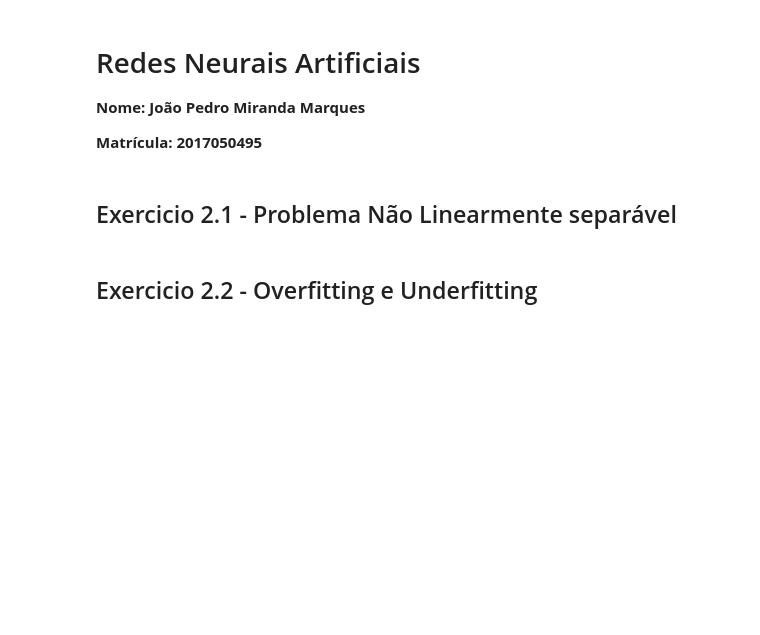
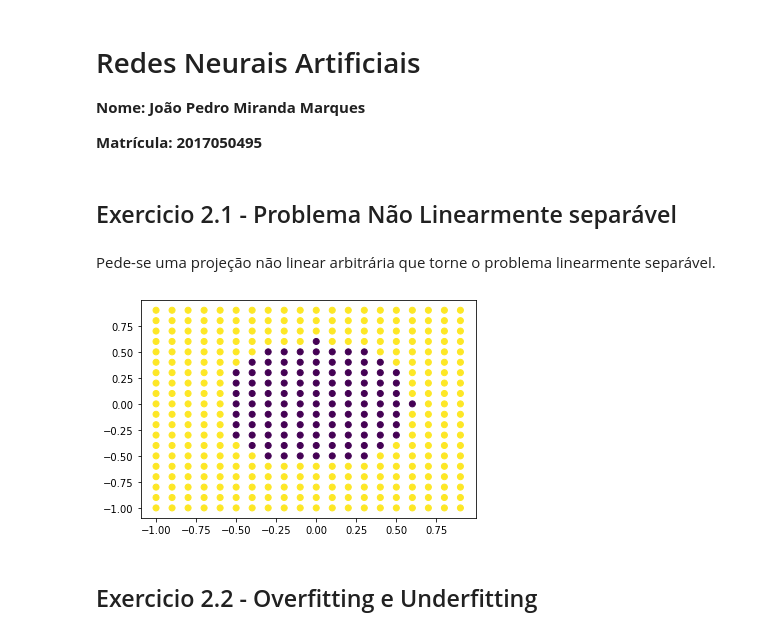
Before and after one commit to jueta/Artificial-Neural-Networks, a Jupyter notebook: 课二/exercicio2.ipynb, the cells around one changed output. Saved outputs shown, nothing was run; the diff lists cells and outputs as text; code cells hidden in the pictures; blank space fills up the shorter version.

```diff
--- a/课二/exercicio2.ipynb
+++ b/课二/exercicio2.ipynb
@@ -5,5 +5,28 @@
  **Matrícula: 2017050495**
 # %% [markdown]
 ## Exercicio 2.1 - Problema Não Linearmente separável
+# %% [markdown]
+Pede-se uma projeção não linear arbitrária que torne o problema linearmente separável.
+# %%
+import matplotlib.pyplot as plt
+import numpy as np
+import pandas as pd
+
+x = np.arange(-1, 1, 0.1)
+y = np.arange(-1, 1, 0.1)
+
+grid = np.meshgrid(x, y)
+
+def func_circle(x, y):
+    return np.sqrt(x**2 + y**2)
+
+raio = 0.6
+
+classe = 1*(func_circle(grid[0], grid[1]) > raio)
+
+plt.scatter(grid[0], grid[1], c = classe)
+plt.show()
+# %% [output]
+[figure, added]
 # %% [markdown]
 ## Exercicio 2.2 - Overfitting e Underfitting
```
Also changed, not shown: parts of 7 cells of this notebook, 3 other files.
